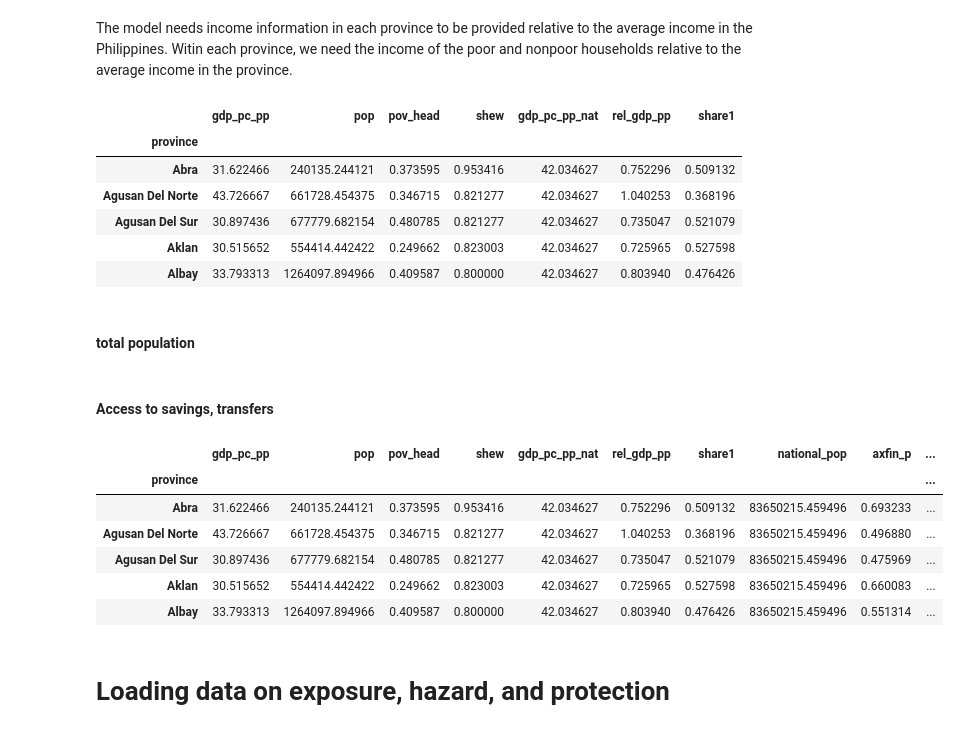
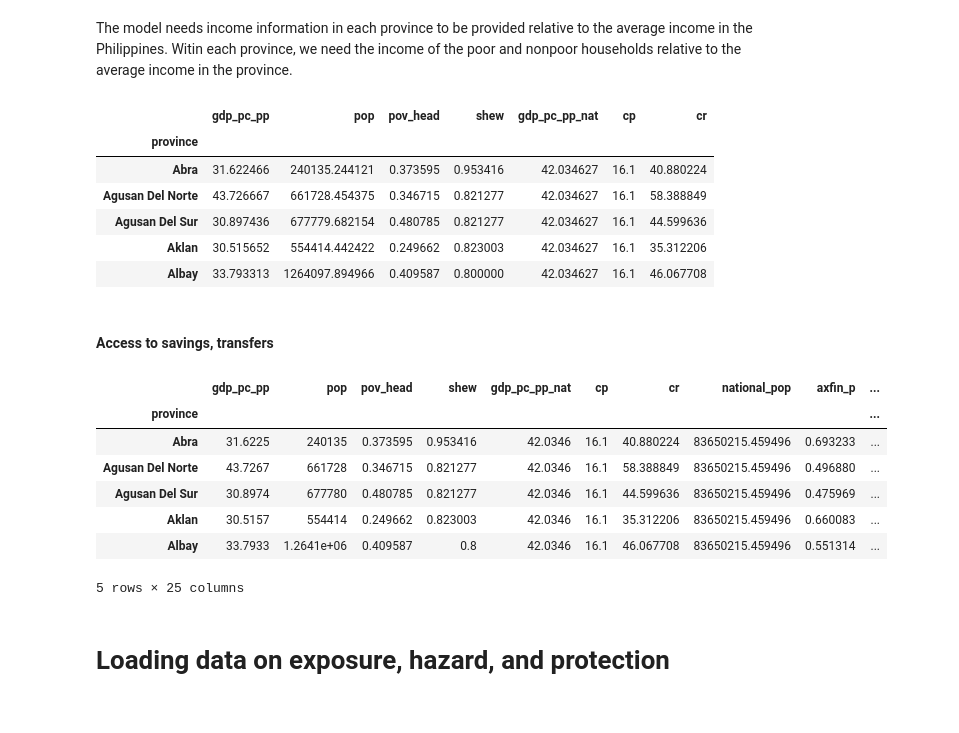
Before and after one commit to adrivsh/resilience_indicator_phl, a Jupyter notebook: data_gathering_demo.ipynb, the cells around one changed output. Cells and saved outputs as stored; diff of their text form; code cells hidden in the pictures.

Commit message:
psa data

```diff
--- a/data_gathering_demo.ipynb
+++ b/data_gathering_demo.ipynb
@@ -96,48 +96,40 @@ df["gdp_pc_pp"]/=1e3
 The model needs income information in each province to be provided relative to the average income in the Philippines.
 Witin each province, we need the income of the poor and nonpoor households relative to the average income in the province.
 # %%
-
 #National average income
 df["gdp_pc_pp_nat"] = np.average(df.dropna().gdp_pc_pp,  weights=df.dropna()["pop"]) #note that we have to manually remove the lines with missing data (.dropna()) because numpy does not handle missing data
 
 #Average income of poor households (estimated from Rio as avg income of the poorest quitile)
 wp=80.5/5
 
-#Relative income of the province and poor families in those provinces
-df["rel_gdp_pp"]=df["gdp_pc_pp"]/df["gdp_pc_pp_nat"]
-df["share1"]=wp/df["gdp_pc_pp"]
+df["cp"] = wp
+df["cr"]= (df["gdp_pc_pp"] - df["pov_head"]*df["cp"])/(1-df["pov_head"])
 
 df.head()
 # %% [output]
-|  | gdp_pc_pp | pop | pov_head | shew | gdp_pc_pp_nat | rel_gdp_pp | share1 |
+|  | gdp_pc_pp | pop | pov_head | shew | gdp_pc_pp_nat | cp | cr |
 | province |  |  |  |  |  |  |  |
-| Abra | 31.622466 | 240135.244121 | 0.373595 | 0.953416 | 42.034627 | 0.752296 | 0.509132 |
-| Agusan Del Norte | 43.726667 | 661728.454375 | 0.346715 | 0.821277 | 42.034627 | 1.040253 | 0.368196 |
-| Agusan Del Sur | 30.897436 | 677779.682154 | 0.480785 | 0.821277 | 42.034627 | 0.735047 | 0.521079 |
-| Aklan | 30.515652 | 554414.442422 | 0.249662 | 0.823003 | 42.034627 | 0.725965 | 0.527598 |
-| Albay | 33.793313 | 1264097.894966 | 0.409587 | 0.800000 | 42.034627 | 0.803940 | 0.476426 |
+| Abra | 31.622466 | 240135.244121 | 0.373595 | 0.953416 | 42.034627 | 16.1 | 40.880224 |
+| Agusan Del Norte | 43.726667 | 661728.454375 | 0.346715 | 0.821277 | 42.034627 | 16.1 | 58.388849 |
+| Agusan Del Sur | 30.897436 | 677779.682154 | 0.480785 | 0.821277 | 42.034627 | 16.1 | 44.599636 |
+| Aklan | 30.515652 | 554414.442422 | 0.249662 | 0.823003 | 42.034627 | 16.1 | 35.312206 |
+| Albay | 33.793313 | 1264097.894966 | 0.409587 | 0.800000 | 42.034627 | 16.1 | 46.067708 |
-# %% [markdown]
-#### total population
-# %%
-df["national_pop"]=df["pop"].sum()
 # %% [markdown]
 #### Access to savings, transfers
 # %%
-#acess to bank accounts : we use the same value for poor and nonpoor households (this is not incorporated in the model)
-df["axfin_p"]=df["axfin_r"]=data_from_excel["%Savings Deposit 2012"]
-
 #share of income from transfers: we use the same value for poor and nonpoor, and we sum two columns of the input data
 df["social_p"]=df["social_r"]=data_from_excel[["% Other sources of income 2012","% Other receipts 2012"]].sum(axis=1)
 
 df.head()
 # %% [output]
-|  | gdp_pc_pp | pop | pov_head | shew | gdp_pc_pp_nat | rel_gdp_pp | share1 | national_pop | axfin_p | ... |
+|  | gdp_pc_pp | pop | pov_head | shew | gdp_pc_pp_nat | cp | cr | national_pop | axfin_p | ... |
 | province |  |  |  |  |  |  |  |  |  | ... |
-| Abra | 31.622466 | 240135.244121 | 0.373595 | 0.953416 | 42.034627 | 0.752296 | 0.509132 | 83650215.459496 | 0.693233 | ... |
-| Agusan Del Norte | 43.726667 | 661728.454375 | 0.346715 | 0.821277 | 42.034627 | 1.040253 | 0.368196 | 83650215.459496 | 0.496880 | ... |
-| Agusan Del Sur | 30.897436 | 677779.682154 | 0.480785 | 0.821277 | 42.034627 | 0.735047 | 0.521079 | 83650215.459496 | 0.475969 | ... |
-| Aklan | 30.515652 | 554414.442422 | 0.249662 | 0.823003 | 42.034627 | 0.725965 | 0.527598 | 83650215.459496 | 0.660083 | ... |
-| Albay | 33.793313 | 1264097.894966 | 0.409587 | 0.800000 | 42.034627 | 0.803940 | 0.476426 | 83650215.459496 | 0.551314 | ... |
+| Abra | 31.6225 | 240135 | 0.373595 | 0.953416 | 42.0346 | 16.1 | 40.880224 | 83650215.459496 | 0.693233 | ... |
+| Agusan Del Norte | 43.7267 | 661728 | 0.346715 | 0.821277 | 42.0346 | 16.1 | 58.388849 | 83650215.459496 | 0.496880 | ... |
+| Agusan Del Sur | 30.8974 | 677780 | 0.480785 | 0.821277 | 42.0346 | 16.1 | 44.599636 | 83650215.459496 | 0.475969 | ... |
+| Aklan | 30.5157 | 554414 | 0.249662 | 0.823003 | 42.0346 | 16.1 | 35.312206 | 83650215.459496 | 0.660083 | ... |
+| Albay | 33.7933 | 1.2641e+06 | 0.409587 | 0.8 | 42.0346 | 16.1 | 46.067708 | 83650215.459496 | 0.551314 | ... |
+5 rows × 25 columns
 # %% [markdown]
 # Loading data on exposure, hazard, and protection
 # %% [markdown]
```
Also changed, not shown: parts of 5 cells of this notebook, 16 other files.
